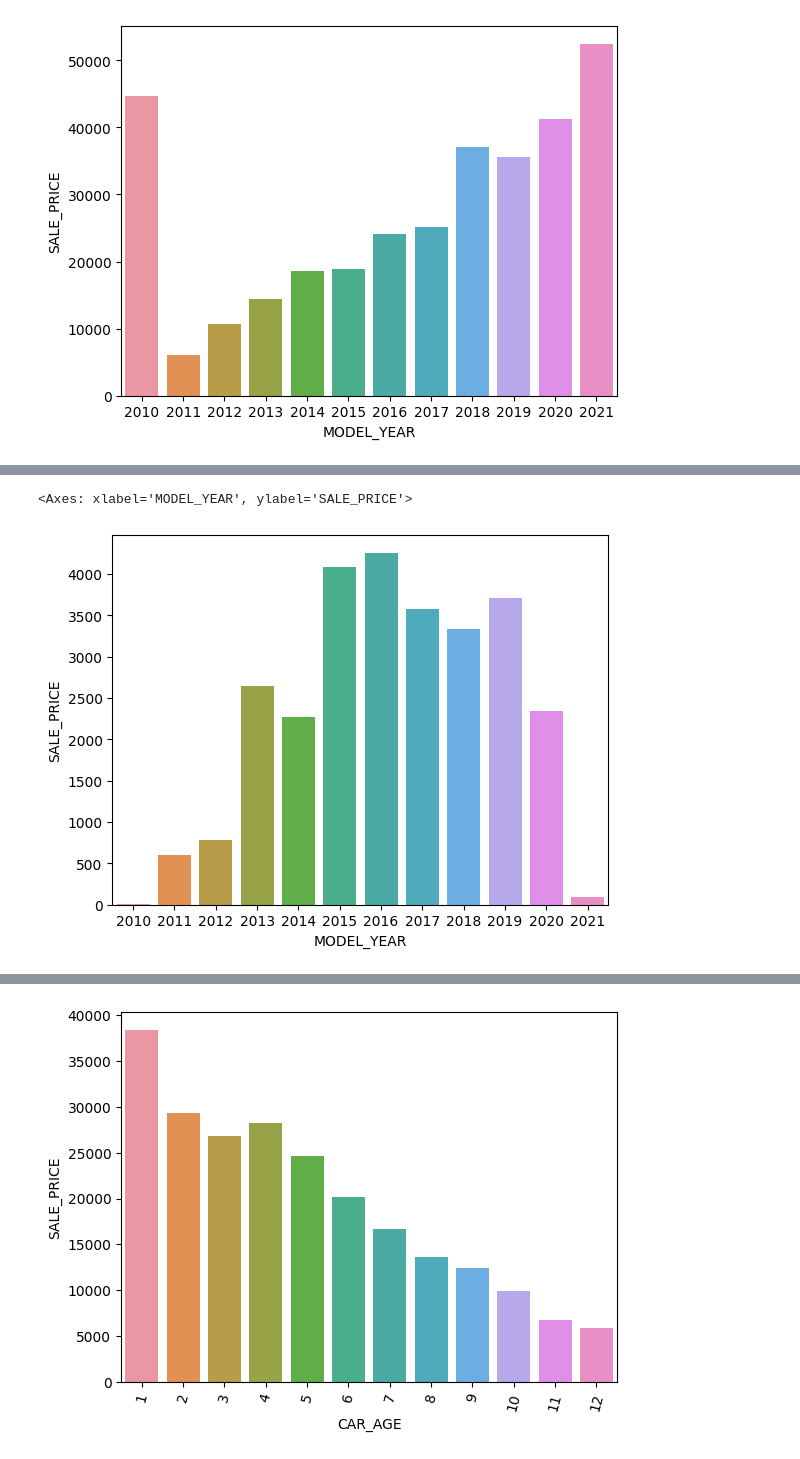
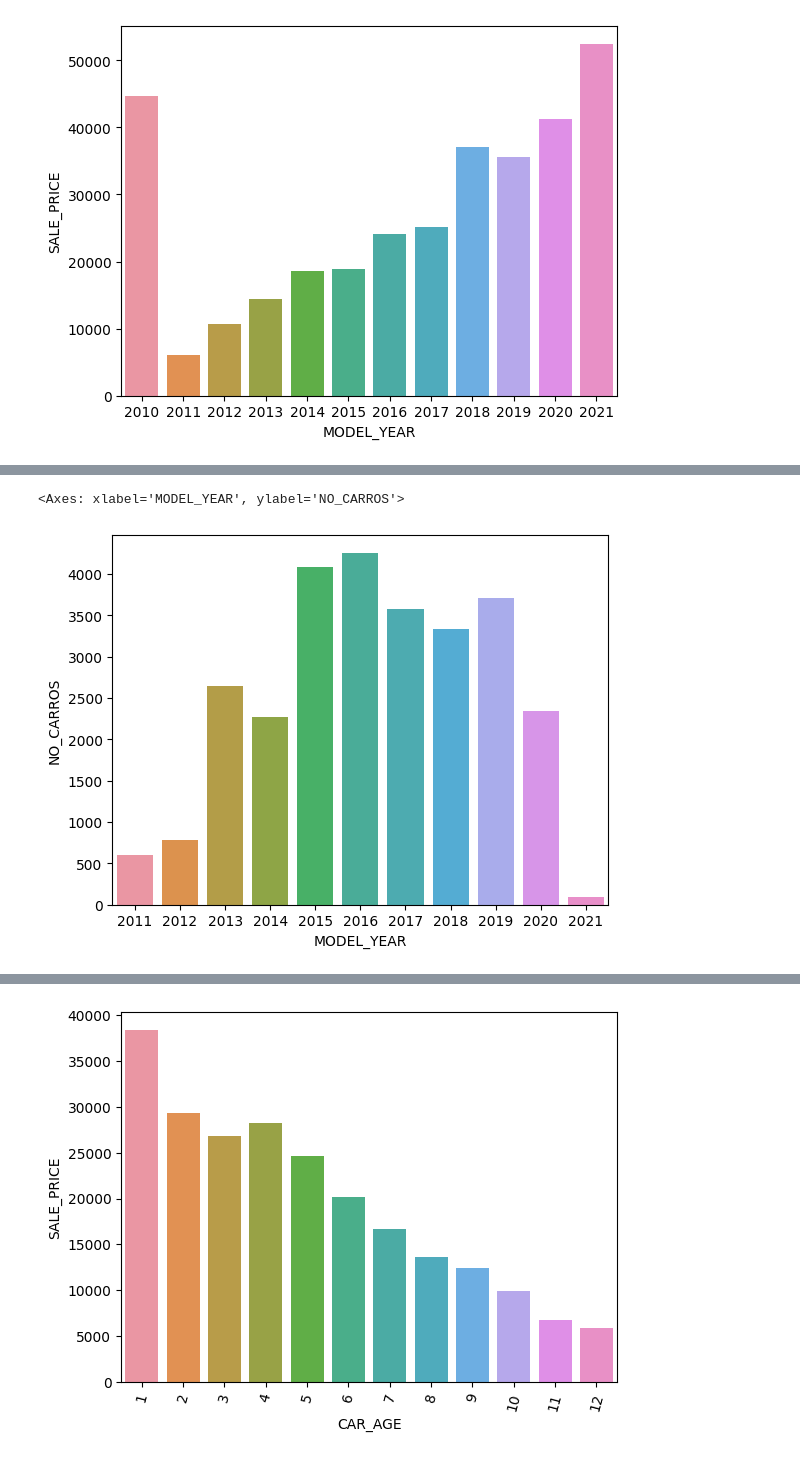
Before and after one commit to daniel64bit/electric_vehicle_classification, a Jupyter notebook: notebooks/projeto2.ipynb, the cells around one changed output, grey strips where cells are left out. Drawn from its saved outputs; the diff is of its cells as text; code cells hidden in the pictures.

```diff
--- a/notebooks/projeto2.ipynb
+++ b/notebooks/projeto2.ipynb
@@ -24,8 +37,10 @@ sns.barplot( x='MODEL_YEAR', y='SALE_PRICE', data=aux1 )
 # %%
+aux1 = df.groupby('MODEL_YEAR',as_index=False).agg(NO_CARROS = ('SALE_PRICE','count'))
+
 # contagem de produção de carros com o passar do tempo
-aux2 = df[['MODEL_YEAR', 'SALE_PRICE']].groupby( 'MODEL_YEAR' ).count().reset_index()
-sns.barplot( x='MODEL_YEAR', y='SALE_PRICE', data=aux2 )
+aux1 = aux1[aux1["MODEL_YEAR"] != 2010 ]
+sns.barplot( x='MODEL_YEAR', y='NO_CARROS', data=aux1 )
 # %% [output]
-<Axes: xlabel='MODEL_YEAR', ylabel='SALE_PRICE'>
+<Axes: xlabel='MODEL_YEAR', ylabel='NO_CARROS'>
-[figure, old version]
+[figure, new version]
 # %%
```
Also changed, not shown: parts of 8 cells of this notebook.
